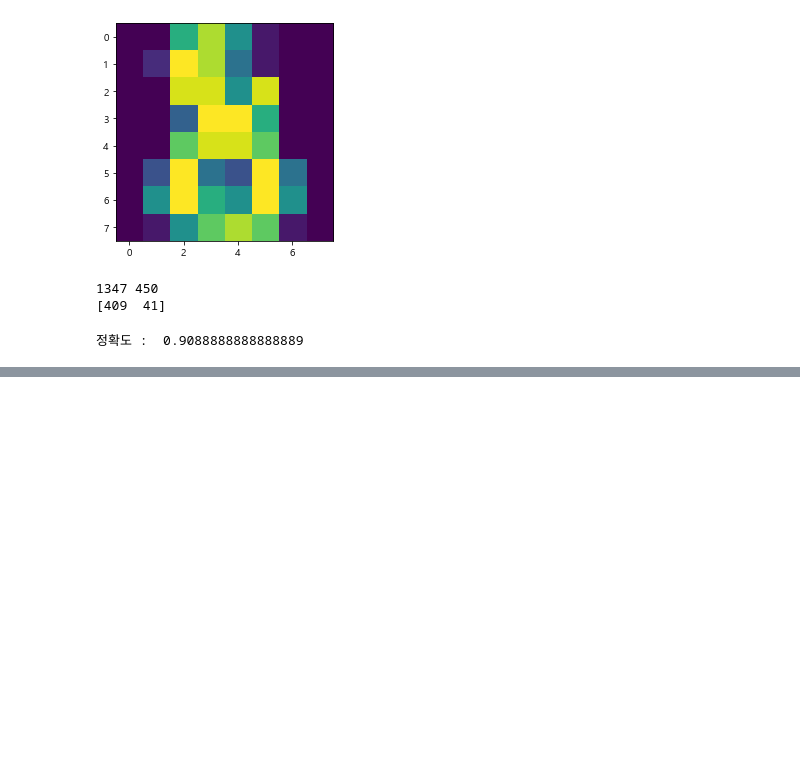
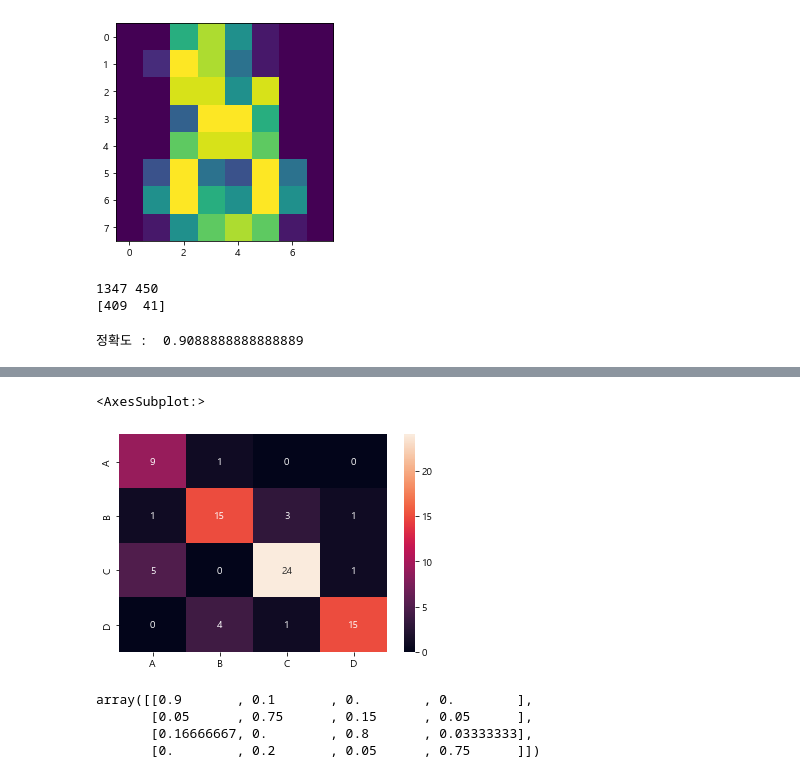
Before and after one commit to NikeLee/pythonwork, a Jupyter notebook: ai/2_선형 회귀모델과 로지스틱 회귀모델.ipynb, the cells around one changed output, grey strips where cells are left out. Drawn from its saved outputs; the diff is of its cells as text; code cells hidden in the pictures; blank space fills up the shorter version.

```diff
--- a/ai/2_선형 회귀모델과 로지스틱 회귀모델.ipynb
+++ b/ai/2_선형 회귀모델과 로지스틱 회귀모델.ipynb
@@ -790,0 +941,24 @@ print("정확도 : ", accuracy_score(y_test, pred))
+# %%
+data = [[9, 1, 0, 0],
+        [1, 15, 3, 1],
+        [5, 0, 24, 1],
+        [0, 4, 1, 15]]
+
+df = pd.DataFrame(data, index=[i for i in "ABCD"], columns=[i for i in "ABCD"])
+df
+
+sns.heatmap(df, annot=True)
+# %% [output]
+<AxesSubplot:>
+[figure, added]
+# %%
+##### 정규화(Normalization)
+
+total = np.sum(data, axis=1)
+data = data / total[:, None]
+data
+# %% [output]
+array([[0.9       , 0.1       , 0.        , 0.        ],
+       [0.05      , 0.75      , 0.15      , 0.05      ],
+       [0.16666667, 0.        , 0.8       , 0.03333333],
+       [0.        , 0.2       , 0.05      , 0.75      ]])
```
Also changed, not shown: parts of 51 cells of this notebook, 1 other file.
